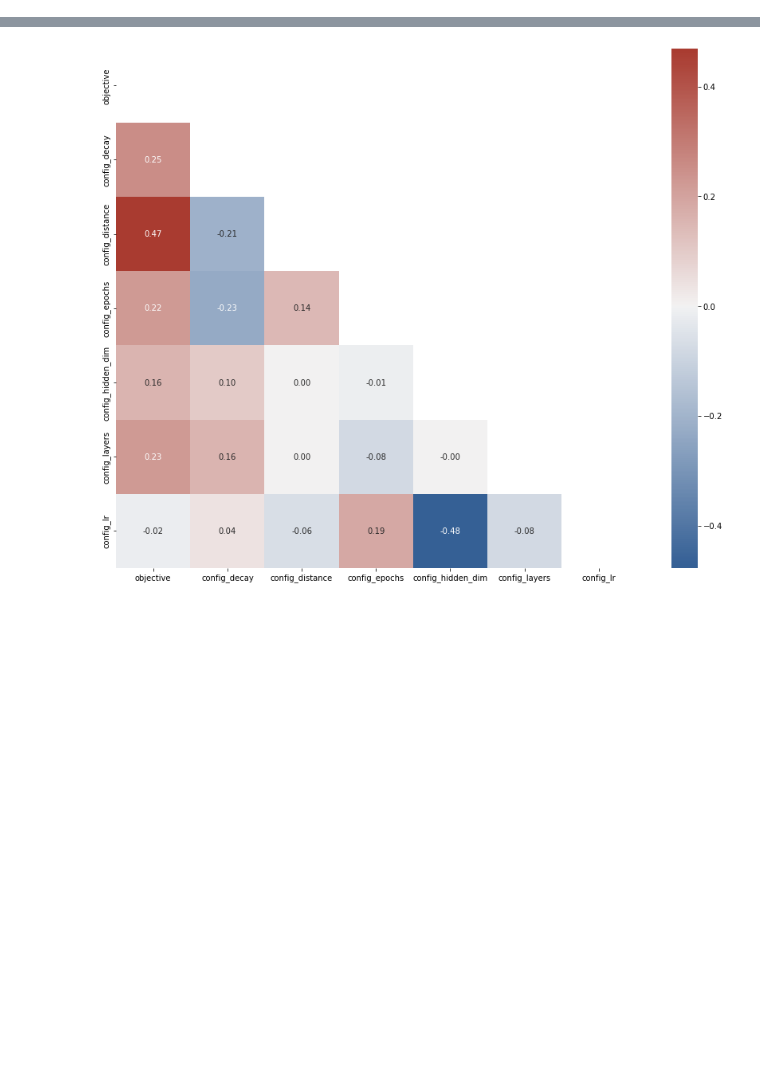
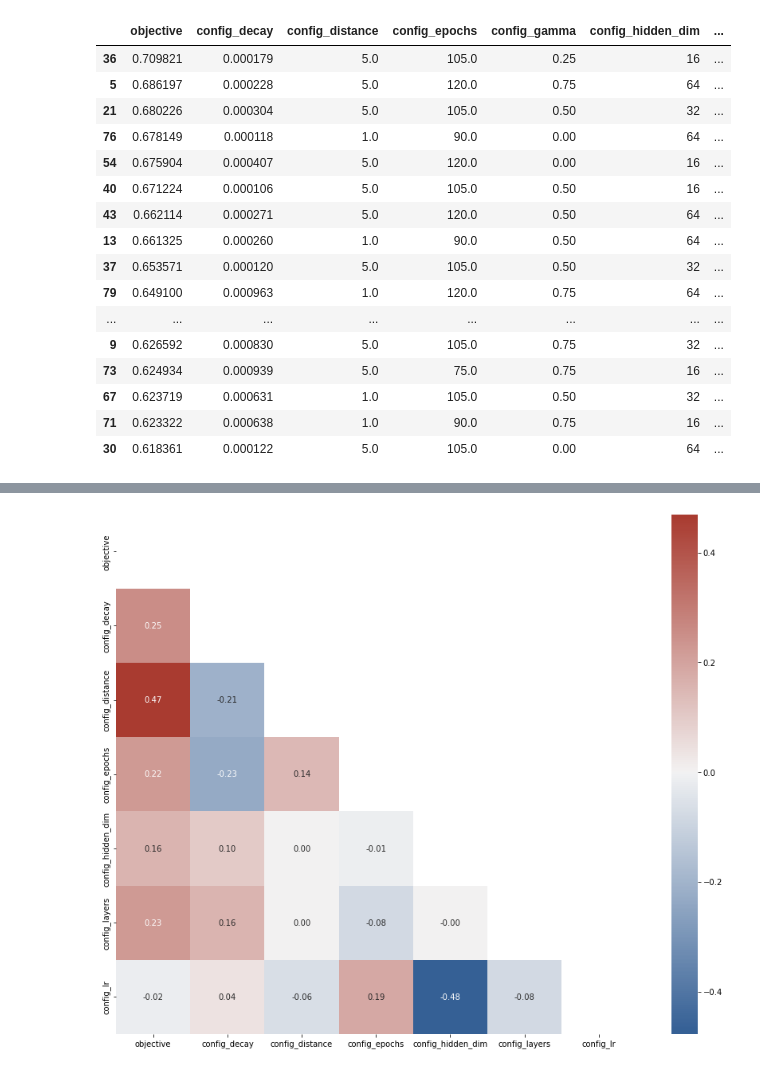
Before and after one commit to arnauddhaene/graphmel, a Jupyter notebook: notebooks/hpopt-analysis.ipynb, the cells around one changed output, grey strips where cells are left out. Cells and saved outputs as stored; diff of their text form; code cells hidden in the pictures; blank space fills up the shorter version.

```diff
--- a/notebooks/hpopt-analysis.ipynb
+++ b/notebooks/hpopt-analysis.ipynb
@@ -44,3 +24,23 @@ result
+# %%
+result.sort_values('objective', ascending=False).head(20)
+# %% [output]
+|  | objective | config_decay | config_distance | config_epochs | config_gamma | config_hidden_dim | ... |
+| 36 | 0.709821 | 0.000179 | 5.0 | 105.0 | 0.25 | 16 | ... |
+| 5 | 0.686197 | 0.000228 | 5.0 | 120.0 | 0.75 | 64 | ... |
+| 21 | 0.680226 | 0.000304 | 5.0 | 105.0 | 0.50 | 32 | ... |
+| 76 | 0.678149 | 0.000118 | 1.0 | 90.0 | 0.00 | 64 | ... |
+| 54 | 0.675904 | 0.000407 | 5.0 | 120.0 | 0.00 | 16 | ... |
+| 40 | 0.671224 | 0.000106 | 5.0 | 105.0 | 0.50 | 16 | ... |
+| 43 | 0.662114 | 0.000271 | 5.0 | 120.0 | 0.50 | 64 | ... |
+| 13 | 0.661325 | 0.000260 | 1.0 | 90.0 | 0.50 | 64 | ... |
+| 37 | 0.653571 | 0.000120 | 5.0 | 105.0 | 0.50 | 32 | ... |
+| 79 | 0.649100 | 0.000963 | 1.0 | 120.0 | 0.75 | 64 | ... |
+| ... | ... | ... | ... | ... | ... | ... | ... |
+| 9 | 0.626592 | 0.000830 | 5.0 | 105.0 | 0.75 | 32 | ... |
+| 73 | 0.624934 | 0.000939 | 5.0 | 75.0 | 0.75 | 16 | ... |
+| 67 | 0.623719 | 0.000631 | 1.0 | 105.0 | 0.50 | 32 | ... |
+| 71 | 0.623322 | 0.000638 | 1.0 | 90.0 | 0.75 | 16 | ... |
+| 30 | 0.618361 | 0.000122 | 5.0 | 105.0 | 0.00 | 64 | ... |
 # %%
 px.parallel_coordinates(result, dimensions=['config_decay', 'config_distance', 'config_epochs', 'config_hidden_dim', 'config_layers', 'config_lr'],
                         color='objective', color_continuous_scale=px.colors.diverging.Tealrose, color_continuous_midpoint=0.8)
```
Also changed, not shown: parts of 5 cells of this notebook, 9 other files.
